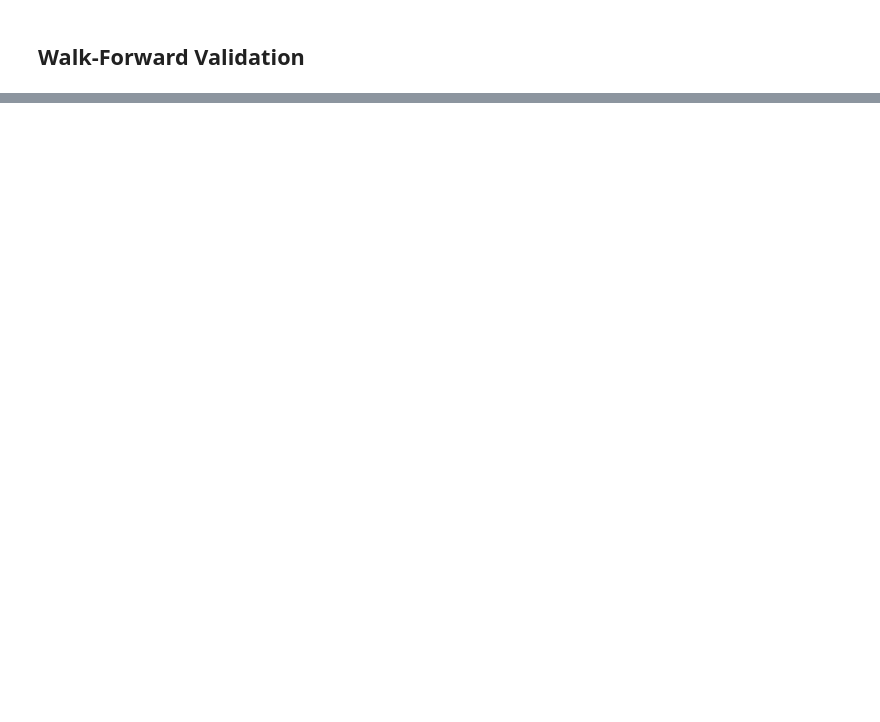
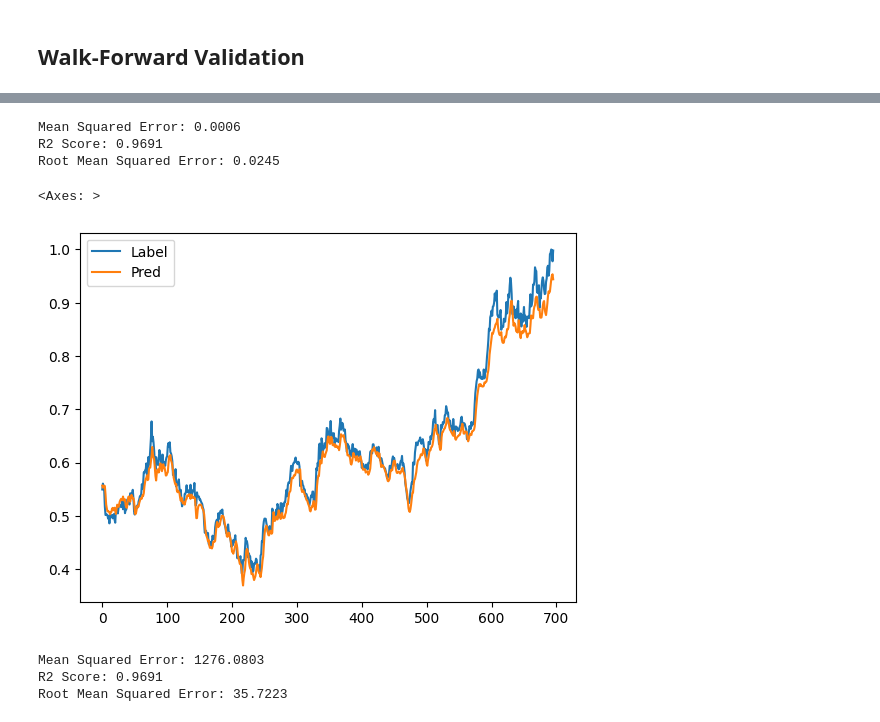
Before and after one commit to ThatMajd/fintech_part2, a Jupyter notebook: modeling.ipynb, the cells around one changed output, grey strips where cells are left out. Saved outputs shown, nothing was run; the diff lists cells and outputs as text; code cells hidden in the pictures; blank space fills up the shorter version.

Commit message:
added lstm and data construction

```diff
--- a/modeling.ipynb
+++ b/modeling.ipynb
@@ -173,0 +369,18 @@ Test:  [99]
+# %%
+criterion = nn.MSELoss()
+optimizer = optim.Adam(model.parameters(), lr=0.0001)
+
+
+num_epochs = 80
+
+for epoch in range(num_epochs):
+    model.train()
+    for batch_X, batch_y in train_loader:
+        outputs = model(batch_X)
+        loss = criterion(outputs, batch_y)
+
+        optimizer.zero_grad()
+        loss.backward()
+        optimizer.step()
+
+    print(f'Epoch {epoch+1}/{num_epochs}, Loss: {loss.item(): .5f}')
@@ -173,0 +405,33 @@ Test:  [99]
+# %%
+model.eval()
+all_preds = []
+all_labels = []
+
+with torch.no_grad():
+    for batch_X, batch_y in test_loader:
+        outputs = model(batch_X)
+        all_preds.append(outputs.cpu().numpy())
+        all_labels.append(batch_y.cpu().numpy())
+
+# Convert predictions and labels to numpy arrays
+all_preds = np.concatenate(all_preds, axis=0)
+all_labels = np.concatenate(all_labels, axis=0)
+
+# Calculate metrics
+mse = mean_squared_error(all_labels, all_preds)
+r2 = r2_score(all_labels, all_preds)
+rmse = np.sqrt(mse)
+
+# Print the results
+print(f'Mean Squared Error: {mse:.4f}')
+print(f'R2 Score: {r2:.4f}')
+print(f'Root Mean Squared Error: {rmse:.4f}')
+# %% [output]
+Mean Squared Error: 0.0006
+R2 Score: 0.9691
+Root Mean Squared Error: 0.0245
+# %%
+pd.DataFrame(np.column_stack([all_labels, all_preds]), columns=["Label", "Pred"]).plot()
+# %% [output]
+<Axes: >
+[figure, added]
@@ -173,0 +446,13 @@ Test:  [99]
+# %%
+mse = mean_squared_error(gold_true, gold_pred)
+r2 = r2_score(gold_true, gold_pred)
+rmse = np.sqrt(mse)
+
+# Print the results
+print(f'Mean Squared Error: {mse:.4f}')
+print(f'R2 Score: {r2:.4f}')
+print(f'Root Mean Squared Error: {rmse:.4f}')
+# %% [output]
+Mean Squared Error: 1276.0803
+R2 Score: 0.9691
+Root Mean Squared Error: 35.7223
```
Also changed, not shown: parts of 16 cells of this notebook.
